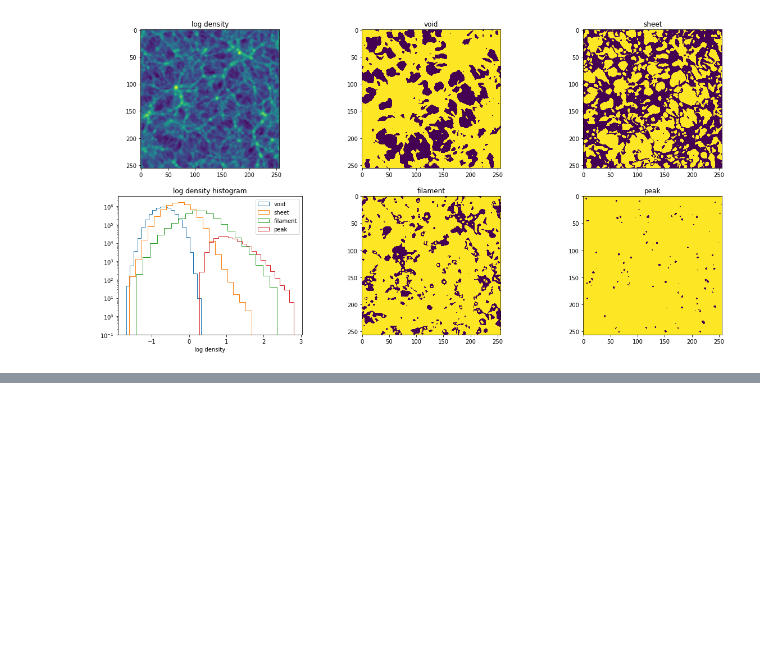
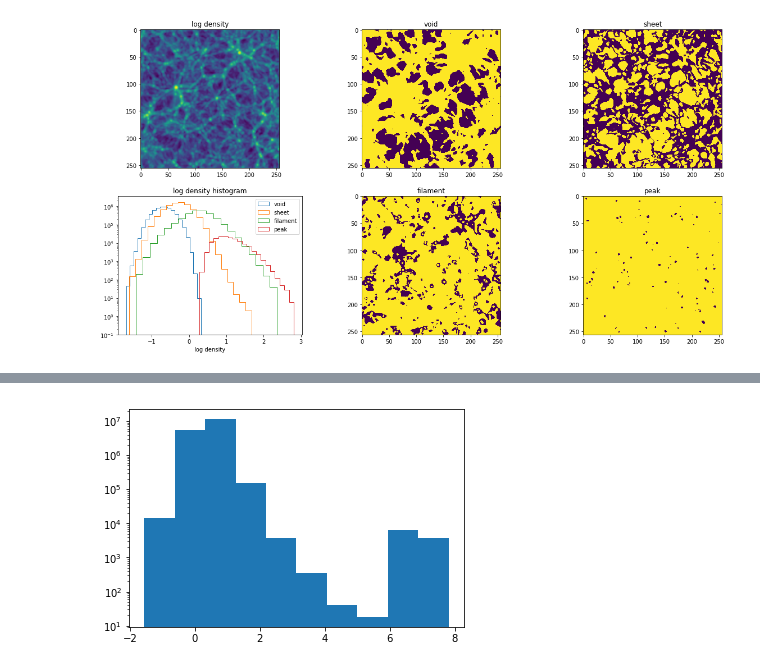
Before and after one commit to forero/IllustrisWeb, a Jupyter notebook: plot_web_data.ipynb, the cells around one changed output, grey strips where cells are left out. Cells and saved outputs as stored; diff of their text form; code cells hidden in the pictures; blank space fills up the shorter version.

```diff
--- a/plot_web_data.ipynb
+++ b/plot_web_data.ipynb
@@ -81,0 +102,4 @@ Text(0.5,1,'peak')
+# %%
+_ = plt.hist(alpha_flat, log=True)
+# %% [output]
+[figure, added]
```
Also changed, not shown: parts of 7 cells of this notebook.
